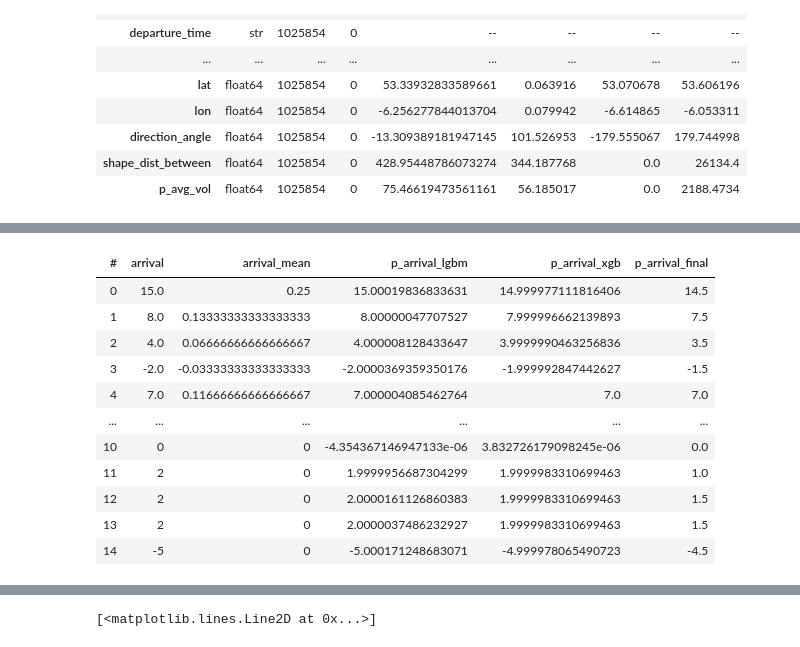
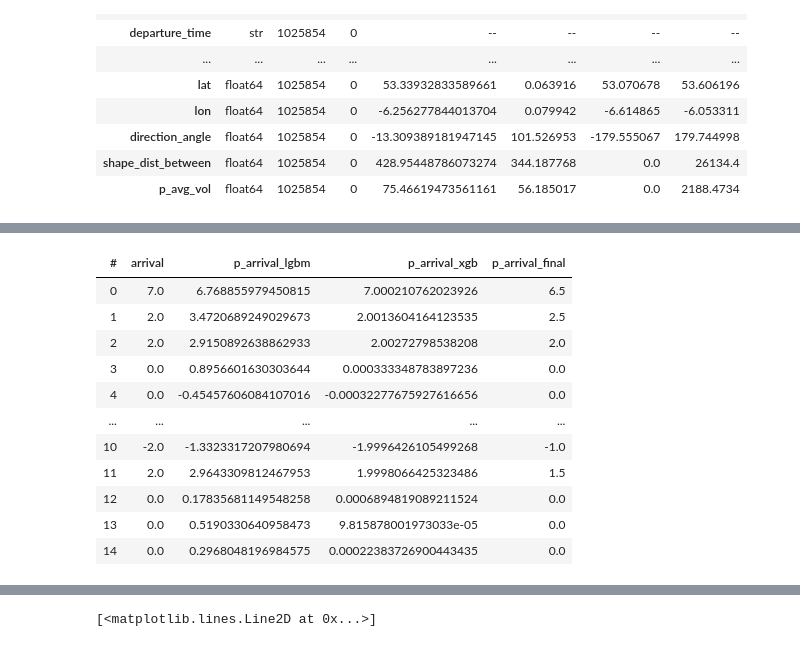
Before and after one commit to Drakodav/backend_d-dub, a Jupyter notebook: ml/processing/gtfsr_create_model.ipynb, the cells around one changed output, grey strips where cells are left out. Drawn from its saved outputs; the diff is of its cells as text; code cells hidden in the pictures.

```diff
--- a/ml/processing/gtfsr_create_model.ipynb
+++ b/ml/processing/gtfsr_create_model.ipynb
@@ -138,6 +107,6 @@ df_train, df_test = vaex.open('./output/one_route.hdf5').ml.train_test_split(tes
 # df_train, df_test = vaex.open(gtfs_processed_csv_path+'.hdf5').ml.train_test_split(test_size=0.2, verbose=False)
 # %%
-model_out = os.path.join(outdir, "gtfsr_model.json")
+# model_out = os.path.join(outdir, "gtfsr_model.json")
 start = time.time()
 
 # join multiple vaex columns
@@ -213,10 +182,6 @@ def transform_data(df):
     df['arr_minute'] = df['arrival_time'].apply(lambda t: get_dt(t, "%H:%M:%S").minute)
     df['arr_second'] = df['arrival_time'].apply(lambda t: get_dt(t, "%H:%M:%S").second)
 
-    # add arrival historical mean
-    cols = ['trip_id', 'stop_id', 'arr_dow']
-    df = vaex_mjoin(df, df.groupby(cols, agg=[vaex.agg.mean('arrival')]), cols, cols)
-
     # df['dep_dow'] = df.apply(apply_dow, ["start_date", "start_time", "departure_time"])
     # df['dep_hour'] = df['departure_time'].apply(lambda t: get_dt(t, "%H:%M:%S").hour)
     # df['dep_minute'] = df['departure_time'].apply(lambda t: get_dt(t, "%H:%M:%S").minute)
@@ -231,14 +196,16 @@ def transform_data(df):
     cycl_transform_minute = vaex.ml.CycleTransformer(features=["t_minute", 't_second', 'arr_minute', 'arr_second'], n=60)
     df = cycl_transform_minute.fit_transform(df)
 
-    df['updated_trip_id'] = df['trip_id'].apply(lambda id: id.replace('-', '').replace('.',''))
-    df['updated_route_id'] = df['route_id'].apply(lambda id: id.replace('-', ''))
-    one_hot_encode = vaex.ml.OneHotEncoder(features=['updated_route_id', 'updated_trip_id'], prefix='one_hot_')
-    df = one_hot_encode.fit_transform(df)
+    label_encoder = vaex.ml.LabelEncoder(features=['trip_id', 'route_id'], prefix='label_encode_')
+    df = label_encoder.fit_transform(df)
+
+    # add arrival historical mean
+    cols = ['trip_id', 'stop_id', 'arr_dow']
+    df = vaex_mjoin(df, df.groupby(cols, agg=[vaex.agg.mean('arrival')]), cols, cols)
 
     df['arrival'] = df['arrival'].apply(lambda t: 0 if t == 0 else t/60)
+    df['departure'] = df['departure'].apply(lambda t: 0 if t == 0 else t/60)
     df['arrival_mean'] = df['arrival'].apply(lambda t: 0 if t == 0 else t/60)
-    df['departure'] = df['departure'].apply(lambda t: 0 if t == 0 else t/60)
 
     standard_scaler = vaex.ml.StandardScaler(features=["arrival_mean"])
     df = standard_scaler.fit_transform(df)
@@ -249,5 +216,9 @@ def transform_data(df):
     print("dataWrangling done, ready to create model, time: {}s".format(round(time.time() - start)))
     return df
 
-transformed_df = transform_data(df_train)
-transformed_df
+vx_df = vaex.open('./output/one_route.hdf5')
+# vx_df = vaex.open(gtfs_processed_csv_path+'.hdf5')
+transformed_df = transform_data(vx_df)
+
+df_train, df_test = transformed_df.ml.train_test_split(test_size=0.2, verbose=False)
+df_train
@@ -293,7 +250,7 @@ def train_gtfsr(df):
         df.get_column_names(regex=".*_x") + \
         df.get_column_names(regex=".*_y") + \
         df.get_column_names(regex="standard_scaled_*") + \
-        df.get_column_names(regex="one_hot_*") + \
+        df.get_column_names(regex="label_encode_*") + \
         df.get_column_names(regex="minmax_scaled_*") + \
         ["stop_sequence", 'direction', 'is_delayed']
 
@@ -386,6 +343,6 @@ def train_gtfsr(df):
     # df['arrival'] = df['arrival'].apply(lambda t: round(t))
 
     return df
-trained_df = train_gtfsr(transformed_df)
+trained_df = train_gtfsr(df_train)
 trained_df
 # %% [output]
@@ -408,18 +365,19 @@ model created, time: 23s
 # %%
-trained_df[['arrival', 'arrival_mean'] + trained_df.get_column_names(regex='^p_arrival')].head(15)
+trained_df[['arrival'] + trained_df.get_column_names(regex='^p_arrival')].head(15)
+# trained_df[['arrival', 'arrival_mean'] + trained_df.get_column_names(regex='^p_arrival')].head(15)
 # %% [output]
-| # | arrival | arrival_mean | p_arrival_lgbm | p_arrival_xgb | p_arrival_final |
-| 0 | 15.0 | 0.25 | 15.00019836833631 | 14.999977111816406 | 14.5 |
-| 1 | 8.0 | 0.13333333333333333 | 8.00000047707527 | 7.999996662139893 | 7.5 |
-| 2 | 4.0 | 0.06666666666666667 | 4.000008128433647 | 3.9999990463256836 | 3.5 |
-| 3 | -2.0 | -0.03333333333333333 | -2.0000369359350176 | -1.999992847442627 | -1.5 |
-| 4 | 7.0 | 0.11666666666666667 | 7.000004085462764 | 7.0 | 7.0 |
-| ... | ... | ... | ... | ... | ... |
-| 10 | 0 | 0 | -4.354367146947133e-06 | 3.832726179098245e-06 | 0.0 |
-| 11 | 2 | 0 | 1.9999956687304299 | 1.9999983310699463 | 1.0 |
-| 12 | 2 | 0 | 2.0000161126860383 | 1.9999983310699463 | 1.5 |
-| 13 | 2 | 0 | 2.0000037486232927 | 1.9999983310699463 | 1.5 |
-| 14 | -5 | 0 | -5.000171248683071 | -4.999978065490723 | -4.5 |
+| # | arrival | p_arrival_lgbm | p_arrival_xgb | p_arrival_final |
+| 0 | 7.0 | 6.768855979450815 | 7.000210762023926 | 6.5 |
+| 1 | 2.0 | 3.4720689249029673 | 2.0013604164123535 | 2.5 |
+| 2 | 2.0 | 2.9150892638862933 | 2.00272798538208 | 2.0 |
+| 3 | 0.0 | 0.8956601630303644 | 0.000333348783897236 | 0.0 |
+| 4 | 0.0 | -0.45457606084107016 | -0.00032277675927616656 | 0.0 |
+| ... | ... | ... | ... | ... |
+| 10 | -2.0 | -1.3323317207980694 | -1.9996426105499268 | -1.0 |
+| 11 | 2.0 | 2.9643309812467953 | 1.9998066425323486 | 1.5 |
+| 12 | 0.0 | 0.17835681149548258 | 0.0006894819089211524 | 0.0 |
+| 13 | 0.0 | 0.5190330640958473 | 9.815878001973033e-05 | 0.0 |
+| 14 | 0.0 | 0.2968048196984575 | 0.00022383726900443435 | 0.0 |
 # %%
 from sklearn.metrics import accuracy_score, f1_score, roc_auc_score, mean_squared_error, r2_score, mean_absolute_error
 def binary_metrics(y_true, y_pred):
```
Also changed, not shown: parts of 7 cells of this notebook.
